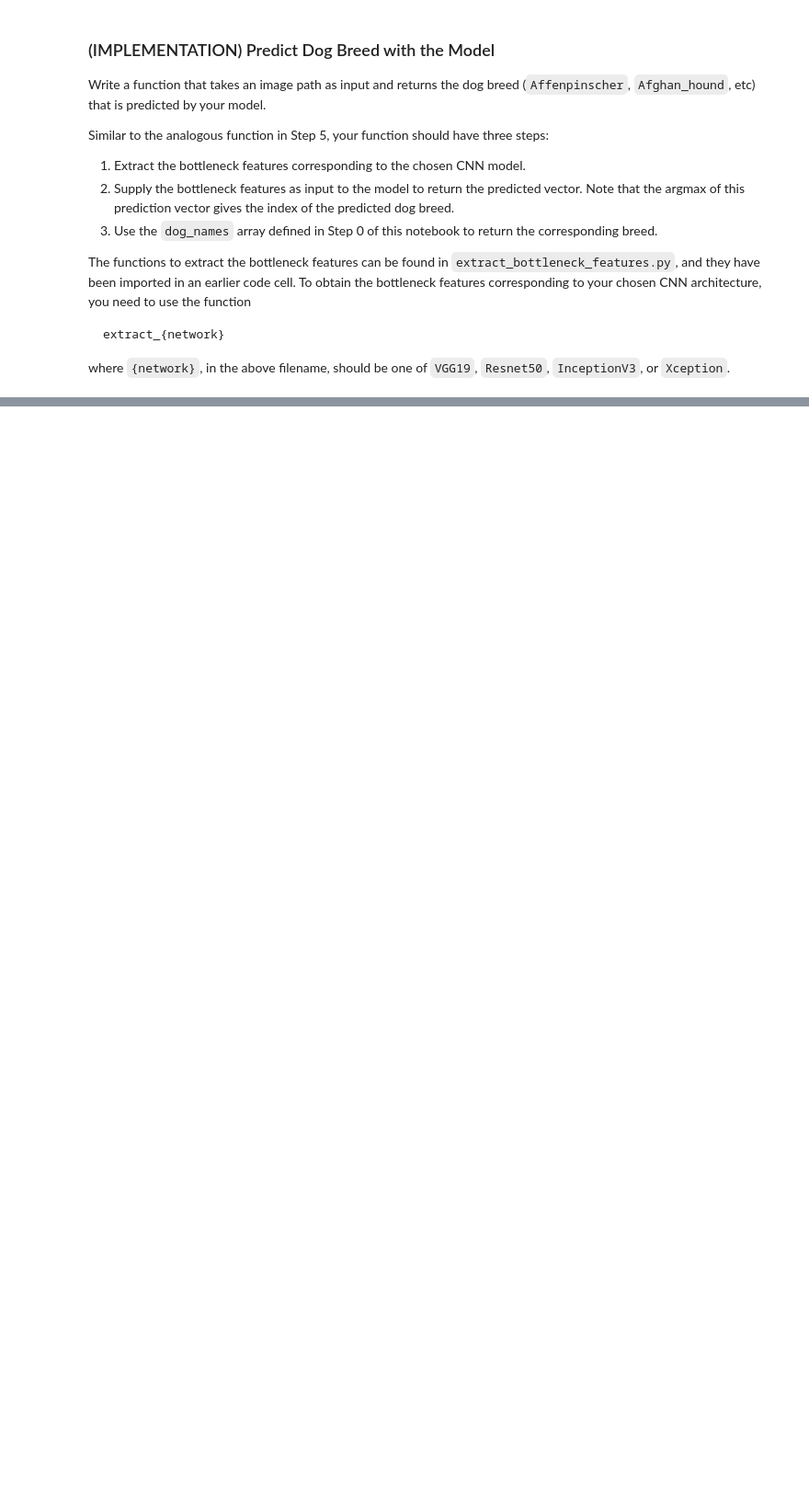
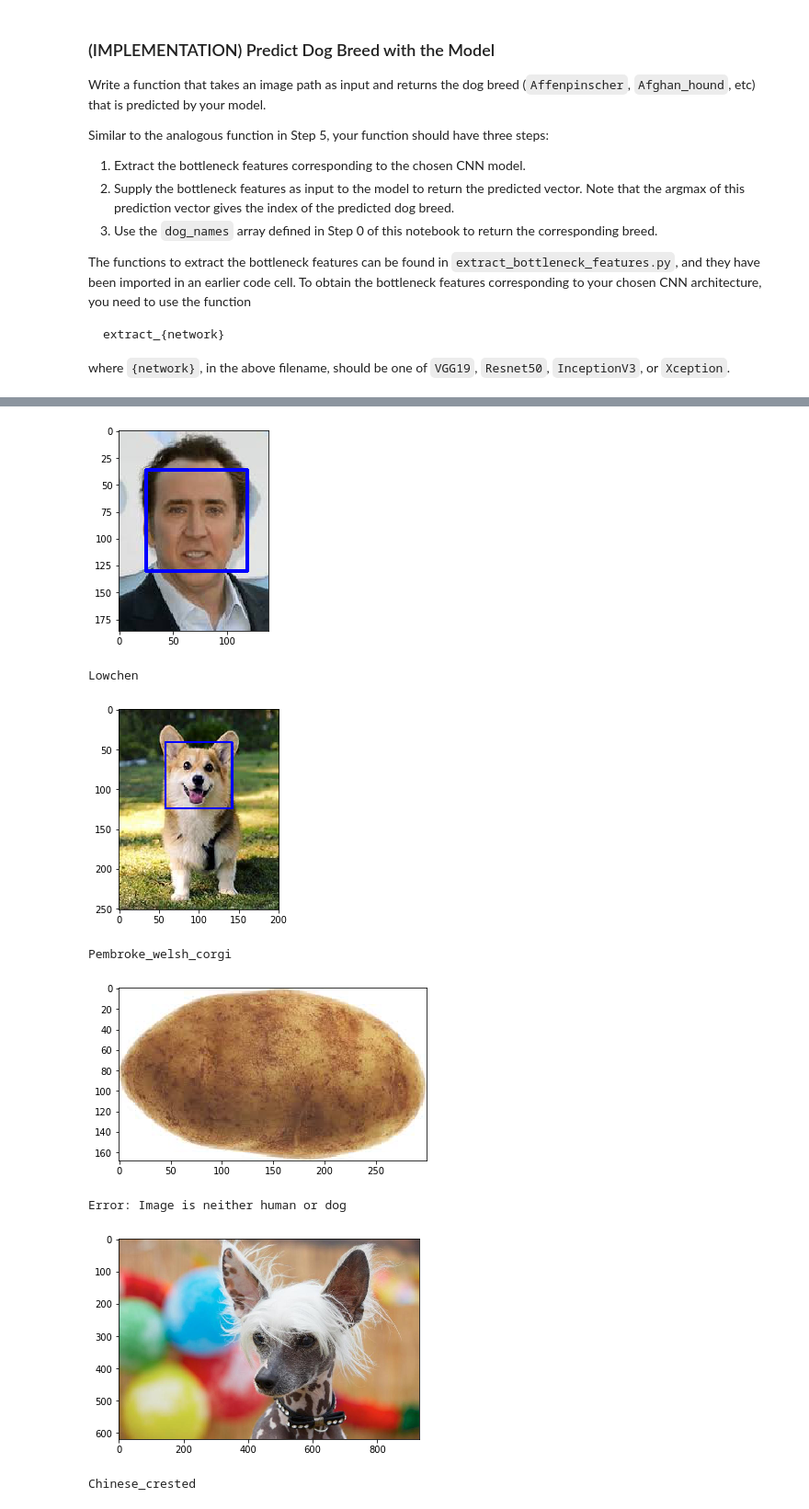
Before and after one commit to JuiMin/dog-project, a Jupyter notebook: dog_app.ipynb, the cells around one changed output, grey strips where cells are left out. Shown at 92% size. Cells and saved outputs as stored; diff of their text form; code cells hidden in the pictures; blank space fills up the shorter version.

```diff
--- a/dog_app.ipynb
+++ b/dog_app.ipynb
@@ -498,7 +693,9 @@ __Answer:__
 # %% [markdown]
 ### (IMPLEMENTATION) Compile the Model
 # %%
-### TODO: Compile the model.
+### TODO: Compile the model
+for model in models:
+    model.compile(optimizer='rmsprop', loss='categorical_crossentropy', metrics=['accuracy'])
 # %% [markdown]
 ### (IMPLEMENTATION) Train the Model
 
@@ -559,3 +853,19 @@ Some sample output for our algorithm is provided below, but feel free to design
+# %%
+### TODO: Write your algorithm.
+### Feel free to use as many code cells as needed.
+
+# I am going to use the Xception model because it appears to have the best accuracy
+def mydetector(img_path):
+    '''
+    Takes in an image path and detects for a human or a dog.
+    If a human is found, output the closest dog breed. If a dog is found, output the detected breed.
+    If neither is found throw an error.
+    '''
+    # Detect Human
+    if face_detector(img_path) or dog_detector(img_path):
+        return models_predict_breed(img_path, Xception_model, extract_Xception)
+    else:
+        return "Error: Image is neither human or dog"
 # %% [markdown]
 ---
 <a id='step7'></a>
@@ -574,3 +900,37 @@ __Answer:__
 ## TODO: Execute your algorithm from Step 6 on
 ## at least 6 images on your computer.
 ## Feel free to use as many code cells as needed.
+# %%
+# Load the files we want to use for testing
+my_files = np.array(glob("myfiles/*"))
+
+for file in my_files:
+    # load color (BGR) image
+    img = cv2.imread(file)
+    # convert BGR image to grayscale
+    gray = cv2.cvtColor(img, cv2.COLOR_BGR2GRAY)
+
+    # find faces in image
+    faces = face_cascade.detectMultiScale(gray)
+
+    # get bounding box for each detected face
+    for (x,y,w,h) in faces:
+        # add bounding box to color image
+        cv2.rectangle(img,(x,y),(x+w,y+h),(255,0,0),2)
+
+    # convert BGR image to RGB for plotting
+    cv_rgb = cv2.cvtColor(img, cv2.COLOR_BGR2RGB)
+
+    # display the image, along with bounding box
+    plt.imshow(cv_rgb)
+    plt.show()
+    print(mydetector(file))
+# %% [output]
+[figure, added]
+Lowchen
+[figure, added]
+Pembroke_welsh_corgi
+[figure, added]
+Error: Image is neither human or dog
+[figure, added]
+Chinese_crested
```
Also changed, not shown: parts of 32 cells of this notebook, 21 other files.
